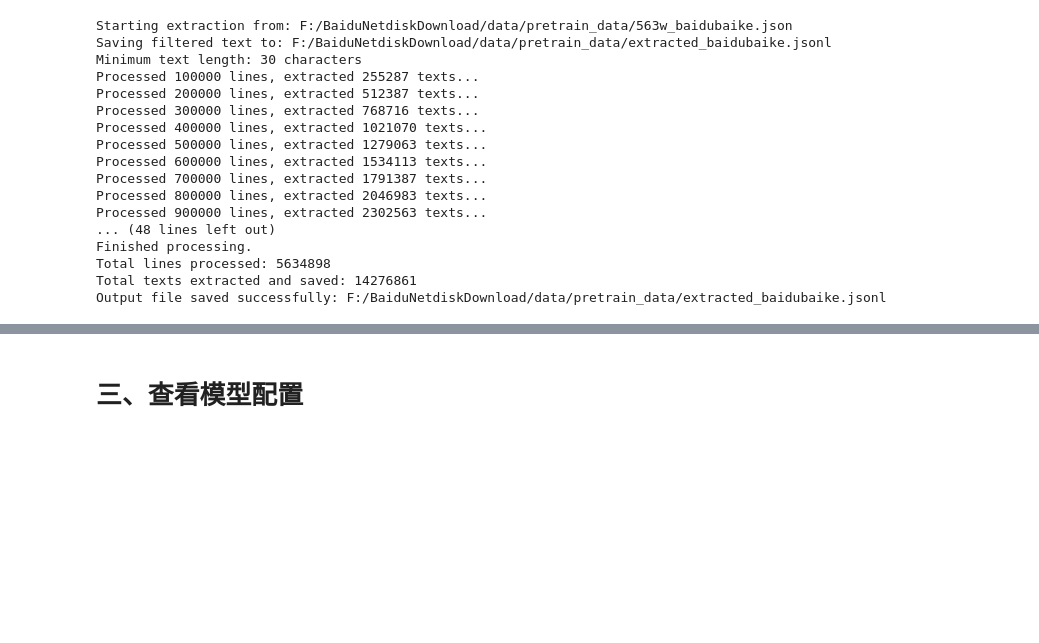
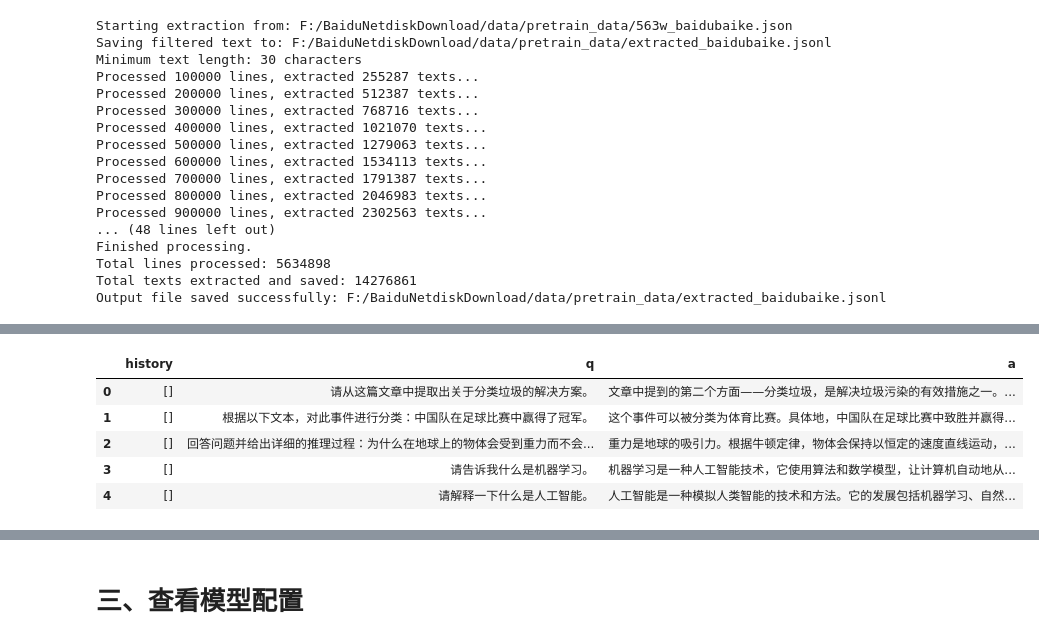
Before and after one commit to WKQ9411/Mini-LLM, a Jupyter notebook: some_demo.ipynb, the cells around one changed output, grey strips where cells are left out. Cells and saved outputs as stored; diff of their text form; code cells hidden in the pictures; blank space fills up the shorter version.

```diff
--- a/some_demo.ipynb
+++ b/some_demo.ipynb
@@ -590,0 +784,12 @@ Output file saved successfully: F:/BaiduNetdiskDownload/data/pretrain_data/extra
+# %%
+import pandas as pd
+
+df = pd.read_csv(csv_path)
+df.head()
+# %% [output]
+|  | history | q | a |
+| 0 | [] | 请从这篇文章中提取出关于分类垃圾的解决方案。 | 文章中提到的第二个方面——分类垃圾，是解决垃圾污染的有效措施之一。... |
+| 1 | [] | 根据以下文本，对此事件进行分类：中国队在足球比赛中赢得了冠军。 | 这个事件可以被分类为体育比赛。具体地，中国队在足球比赛中致胜并赢得... |
+| 2 | [] | 回答问题并给出详细的推理过程：为什么在地球上的物体会受到重力而不会... | 重力是地球的吸引力。根据牛顿定律，物体会保持以恒定的速度直线运动，... |
+| 3 | [] | 请告诉我什么是机器学习。 | 机器学习是一种人工智能技术，它使用算法和数学模型，让计算机自动地从... |
+| 4 | [] | 请解释一下什么是人工智能。 | 人工智能是一种模拟人类智能的技术和方法。它的发展包括机器学习、自然... |
```
Also changed, not shown: parts of 7 cells of this notebook, 7 other files.
